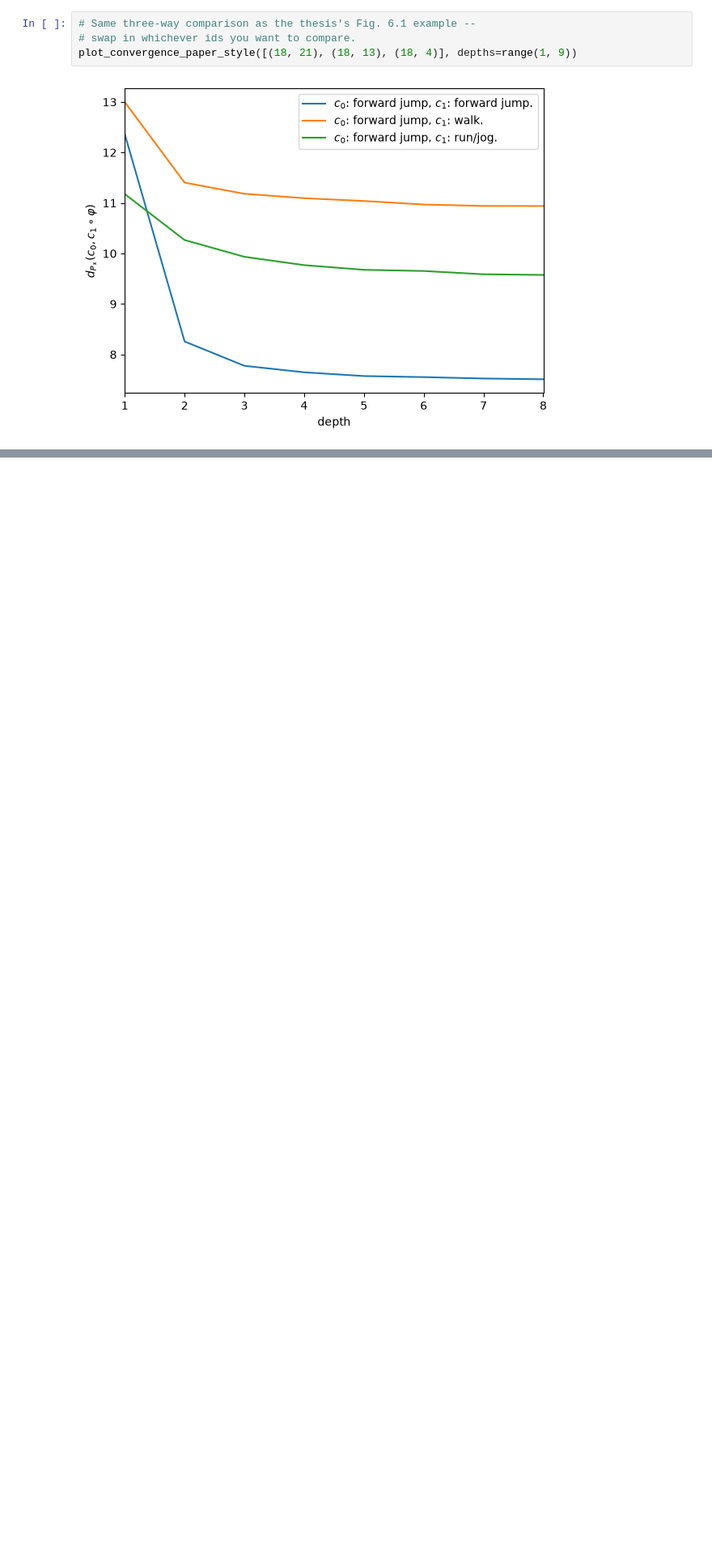
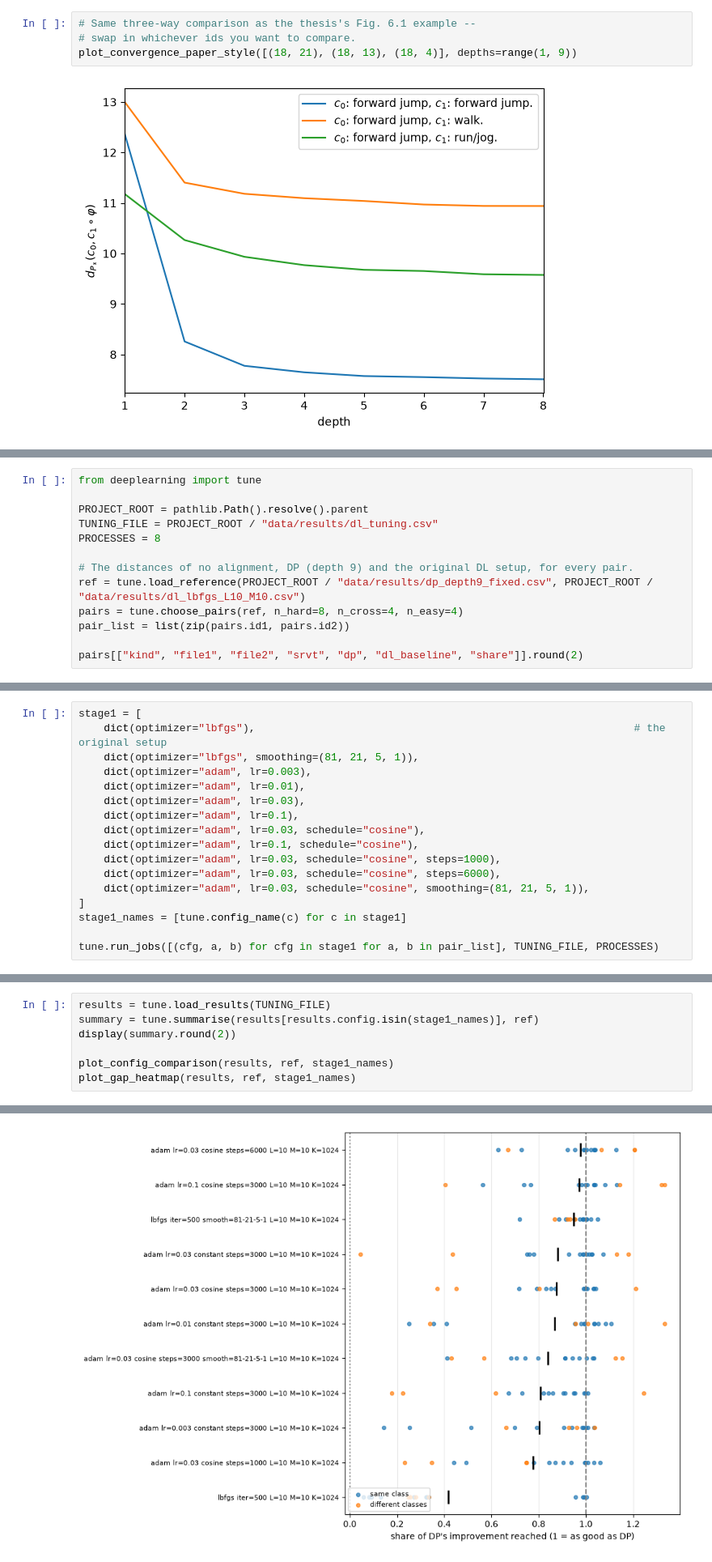
Before and after one commit to theaboge/Project, a Jupyter notebook: notebooks/explore.ipynb, the cells around one changed output, grey strips where cells are left out. Shown at 81% size. Saved outputs shown, nothing was run; the diff lists cells and outputs as text; blank space fills up the shorter version.

Commit message:
dl smoothing

```diff
--- a/notebooks/explore.ipynb
+++ b/notebooks/explore.ipynb
@@ -251,0 +308,13 @@ plot_convergence_paper_style([(18, 21), (18, 13), (18, 4)], depths=range(1, 9))
+# %%
+from deeplearning import tune
+
+PROJECT_ROOT = pathlib.Path().resolve().parent
+TUNING_FILE = PROJECT_ROOT / "data/results/dl_tuning.csv"
+PROCESSES = 8
+
+# The distances of no alignment, DP (depth 9) and the original DL setup, for every pair.
+ref = tune.load_reference(PROJECT_ROOT / "data/results/dp_depth9_fixed.csv", PROJECT_ROOT / "data/results/dl_lbfgs_L10_M10.csv")
+pairs = tune.choose_pairs(ref, n_hard=8, n_cross=4, n_easy=4)
+pair_list = list(zip(pairs.id1, pairs.id2))
+
+pairs[["kind", "file1", "file2", "srvt", "dp", "dl_baseline", "share"]].round(2)
@@ -251,0 +344,17 @@ plot_convergence_paper_style([(18, 21), (18, 13), (18, 4)], depths=range(1, 9))
+# %%
+stage1 = [
+    dict(optimizer="lbfgs"),                                                            # the original setup
+    dict(optimizer="lbfgs", smoothing=(81, 21, 5, 1)),
+    dict(optimizer="adam", lr=0.003),
+    dict(optimizer="adam", lr=0.01),
+    dict(optimizer="adam", lr=0.03),
+    dict(optimizer="adam", lr=0.1),
+    dict(optimizer="adam", lr=0.03, schedule="cosine"),
+    dict(optimizer="adam", lr=0.1, schedule="cosine"),
+    dict(optimizer="adam", lr=0.03, schedule="cosine", steps=1000),
+    dict(optimizer="adam", lr=0.03, schedule="cosine", steps=6000),
+    dict(optimizer="adam", lr=0.03, schedule="cosine", smoothing=(81, 21, 5, 1)),
+]
+stage1_names = [tune.config_name(c) for c in stage1]
+
+tune.run_jobs([(cfg, a, b) for cfg in stage1 for a, b in pair_list], TUNING_FILE, PROCESSES)
@@ -251,0 +432,8 @@ plot_convergence_paper_style([(18, 21), (18, 13), (18, 4)], depths=range(1, 9))
+# %%
+results = tune.load_results(TUNING_FILE)
+summary = tune.summarise(results[results.config.isin(stage1_names)], ref)
+display(summary.round(2))
+
+plot_config_comparison(results, ref, stage1_names)
+plot_gap_heatmap(results, ref, stage1_names)
+# %% [output]
@@ -251,0 +453 @@ plot_convergence_paper_style([(18, 21), (18, 13), (18, 4)], depths=range(1, 9))
+[figure, added]
```
Also changed, not shown: parts of 22 cells of this notebook, 19 other files.
